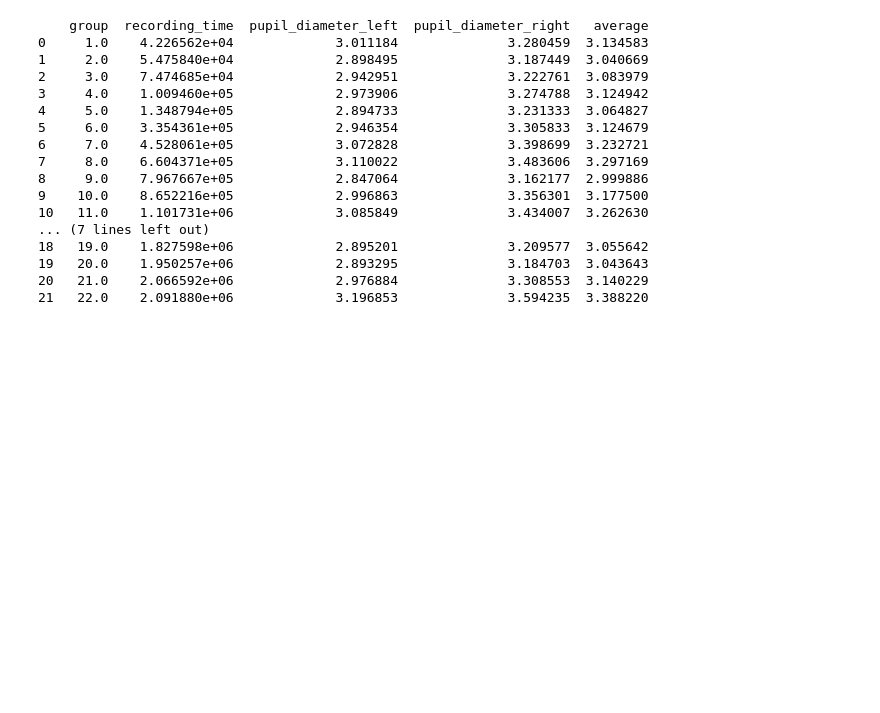
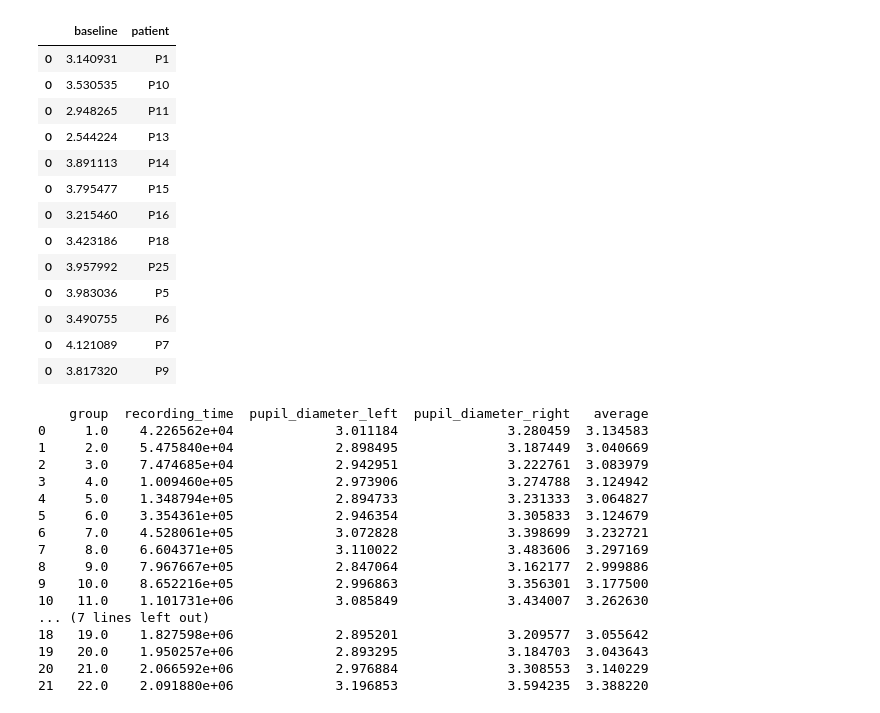
Before and after one commit to couharrison/eye-tracking, a Jupyter notebook: notebook.ipynb, the cells around one changed output. Saved outputs shown, nothing was run; the diff lists cells and outputs as text; code cells hidden in the pictures; blank space fills up the shorter version.

```diff
--- a/notebook.ipynb
+++ b/notebook.ipynb
@@ -39 +121,25 @@ plt.show()
+# %%
+# df of all Female baselines
+df = pd.DataFrame()
+for p_name, p_df in participant.items():
+    if p_df['Gender'][0] == "Female":
+        t_df = pd.DataFrame([[p_df['baseline'][0], p_name]], columns=['baseline','patient'])
+        df = pd.concat([df, t_df])
+
+df
+# %% [output]
+|  | baseline | patient |
+| 0 | 3.140931 | P1 |
+| 0 | 3.530535 | P10 |
+| 0 | 2.948265 | P11 |
+| 0 | 2.544224 | P13 |
+| 0 | 3.891113 | P14 |
+| 0 | 3.795477 | P15 |
+| 0 | 3.215460 | P16 |
+| 0 | 3.423186 | P18 |
+| 0 | 3.957992 | P25 |
+| 0 | 3.983036 | P5 |
+| 0 | 3.490755 | P6 |
+| 0 | 4.121089 | P7 |
+| 0 | 3.817320 | P9 |
 # %%
```
Also changed, not shown: parts of 9 cells of this notebook.
